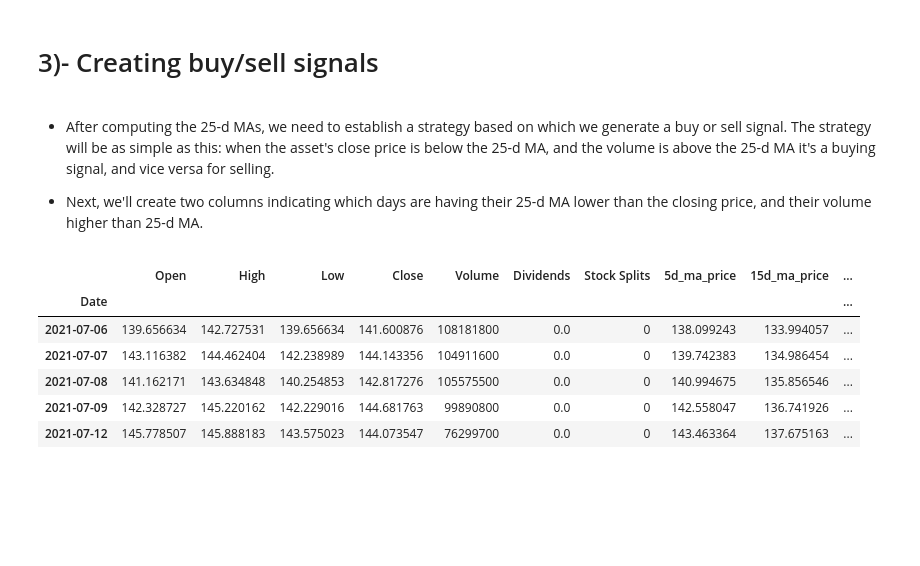
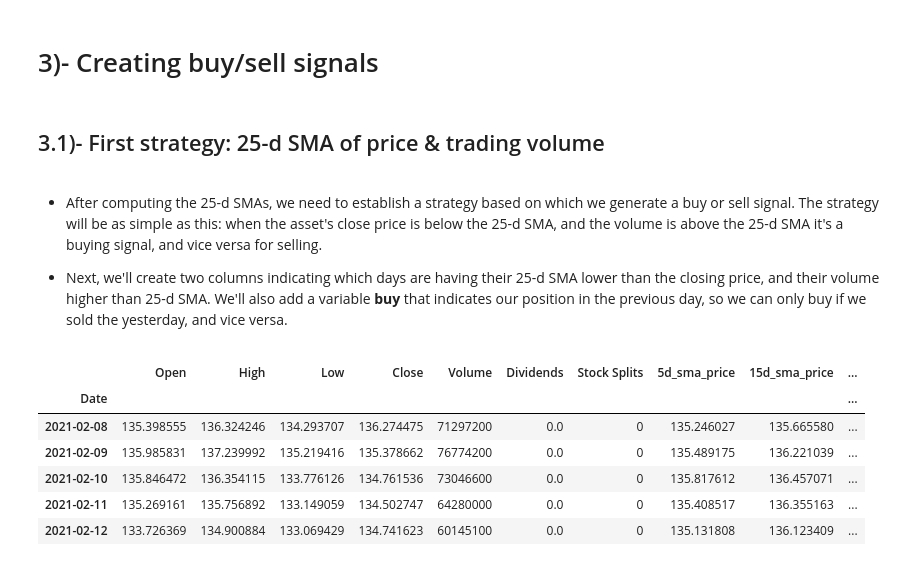
Before and after one commit to aahouzi/Stock-price-forecasting, a Jupyter notebook: notebooks/Momentum_trading_strategy.ipynb, the cells around one changed output. Drawn from its saved outputs; the diff is of its cells as text; code cells hidden in the pictures; blank space fills up the shorter version.

```diff
--- a/notebooks/Momentum_trading_strategy.ipynb
+++ b/notebooks/Momentum_trading_strategy.ipynb
@@ -36,7 +39,7 @@ import numpy as np
 - First, let's load our AAPL stock data for the last 200 days from YahooFinance:
 # %%
 aapl = yf.Ticker("AAPL")
-df_apple = aapl.history(start="2021-6-1", end="2021-12-18", interval="1d")
+df_apple = aapl.history(start="2021-1-1", end=datetime.today().strftime('%Y-%m-%d'), interval="1d")
 df_apple.head()
 # %% [output]
 |  | Open | High | Low | Close | Volume | Dividends | Stock Splits |
@@ -56,12 +59,12 @@ df_apple.shape
 - We will also have empty values in the first 24 days of the computed moving averages, since there are not enough data to compute over.
 # %%
-# Let's compute the 5-d, 15-d and 25-d MA for visualization
-df_apple["5d_ma_price"] = df_apple['Close'].rolling(5).mean()
-df_apple["15d_ma_price"] = df_apple['Close'].rolling(15).mean()
-df_apple["25d_ma_price"] = df_apple['Close'].rolling(25).mean()
+# Let's compute the 5-d, 15-d and 25-d SMA for visualization
+df_apple["5d_sma_price"] = df_apple['Close'].rolling(5).mean()
+df_apple["15d_sma_price"] = df_apple['Close'].rolling(15).mean()
+df_apple["25d_sma_price"] = df_apple['Close'].rolling(25).mean()
 
-# The 25-d MA for trading volume
-df_apple["25d_ma_volume"] = df_apple['Volume'].rolling(25).mean()
-df_apple = df_apple[df_apple["25d_ma_price"].notna()]
+# The 25-d SMA for trading volume
+df_apple["25d_sma_volume"] = df_apple['Volume'].rolling(25).mean()
+df_apple = df_apple[df_apple["25d_sma_price"].notna()]
 df_apple.head()
 # %% [output]
@@ -87,32 +90,54 @@ plt.show()
 # %% [markdown]
 # 3)- Creating buy/sell signals
+# %% [markdown]
+## 3.1)- First strategy: 25-d SMA of price & trading volume
 # %% [markdown]
-- After computing the 25-d MAs, we need to establish a strategy based on which we generate a buy or sell signal. The strategy will be as simple as this: when the asset's close price is below the 25-d MA, and the volume is above the 25-d MA it's a buying signal, and vice versa for selling.
+- After computing the 25-d SMAs, we need to establish a strategy based on which we generate a buy or sell signal. The strategy will be as simple as this: when the asset's close price is below the 25-d SMA, and the volume is above the 25-d SMA it's a buying signal, and vice versa for selling.
 
-- Next, we'll create two columns indicating which days are having their 25-d MA lower than the closing price, and their volume higher than 25-d MA.
+- Next, we'll create two columns indicating which days are having their 25-d SMA lower than the closing price, and their volume higher than 25-d SMA. We'll also add a variable **buy** that indicates our position in the previous day, so we can only buy if we sold the yesterday, and vice versa.
 # %%
-def buy_sell_signal(row):
-    # Buying signal
-    if row['Close'] <= row['25d_ma_price'] and row['Volume'] >= row['25d_ma_volume']:
-        return np.nan, row['Close']
-    # Selling signal
-    elif row['Close'] > row['25d_ma_price'] and row['Volume'] < row['25d_ma_volume']:
-        return row['Close'], np.nan
-    # Neutral signal
-    else:
-        return np.nan, np.nan
+def first_strategy(df):
+    buy = False
+    buy_signals, sell_signals = [], []
 
-df_apple["sell_signal"] = df_apple.apply(lambda row: buy_sell_signal(row)[0], axis=1)
-df_apple["buy_signal"] = df_apple.apply(lambda row: buy_sell_signal(row)[1], axis=1)
+    for key, row in df.iterrows():
+        # Buying signal
+        if row['Close'] <= row['25d_sma_price'] and row['Volume'] >= row['25d_sma_volume']:
+            if buy:
+                sell_signals.append(np.nan)
+                buy_signals.append(np.nan)
+            else:
+                sell_signals.append(np.nan)
+                buy_signals.append(row['Close'])
+                buy = True
+
+        # Selling signal
+        elif row['Close'] > row['25d_sma_price'] and row['Volume'] < row['25d_sma_volume']:
+            if buy:
+                sell_signals.append(row['Close'])
+                buy_signals.append(np.nan)
+                buy = False
+            else:
+                sell_signals.append(np.nan)
+                buy_signals.append(np.nan)
+
+        # Neutral signal
+        else:
+            sell_signals.append(np.nan)
+            buy_signals.append(np.nan)
+
+    return sell_signals, buy_signals
+
+df_apple["sell_signals"], df_apple["buy_signals"] = first_strategy(df_apple)
 df_apple.head()
 # %% [output]
-|  | Open | High | Low | Close | Volume | Dividends | Stock Splits | 5d_ma_price | 15d_ma_price | ... |
+|  | Open | High | Low | Close | Volume | Dividends | Stock Splits | 5d_sma_price | 15d_sma_price | ... |
 | Date |  |  |  |  |  |  |  |  |  | ... |
-| 2021-07-06 | 139.656634 | 142.727531 | 139.656634 | 141.600876 | 108181800 | 0.0 | 0 | 138.099243 | 133.994057 | ... |
-| 2021-07-07 | 143.116382 | 144.462404 | 142.238989 | 144.143356 | 104911600 | 0.0 | 0 | 139.742383 | 134.986454 | ... |
-| 2021-07-08 | 141.162171 | 143.634848 | 140.254853 | 142.817276 | 105575500 | 0.0 | 0 | 140.994675 | 135.856546 | ... |
-| 2021-07-09 | 142.328727 | 145.220162 | 142.229016 | 144.681763 | 99890800 | 0.0 | 0 | 142.558047 | 136.741926 | ... |
-| 2021-07-12 | 145.778507 | 145.888183 | 143.575023 | 144.073547 | 76299700 | 0.0 | 0 | 143.463364 | 137.675163 | ... |
+| 2021-02-08 | 135.398555 | 136.324246 | 134.293707 | 136.274475 | 71297200 | 0.0 | 0 | 135.246027 | 135.665580 | ... |
+| 2021-02-09 | 135.985831 | 137.239992 | 135.219416 | 135.378662 | 76774200 | 0.0 | 0 | 135.489175 | 136.221039 | ... |
+| 2021-02-10 | 135.846472 | 136.354115 | 133.776126 | 134.761536 | 73046600 | 0.0 | 0 | 135.817612 | 136.457071 | ... |
+| 2021-02-11 | 135.269161 | 135.756892 | 133.149059 | 134.502747 | 64280000 | 0.0 | 0 | 135.408517 | 136.355163 | ... |
+| 2021-02-12 | 133.726369 | 134.900884 | 133.069429 | 134.741623 | 60145100 | 0.0 | 0 | 135.131808 | 136.123409 | ... |
 # %%
 # Let's visualize buying/selling signals in the chart
 fig, ax = plt.subplots(2, 1, figsize=(12, 13))
```
Also changed, not shown: parts of 16 cells of this notebook.
